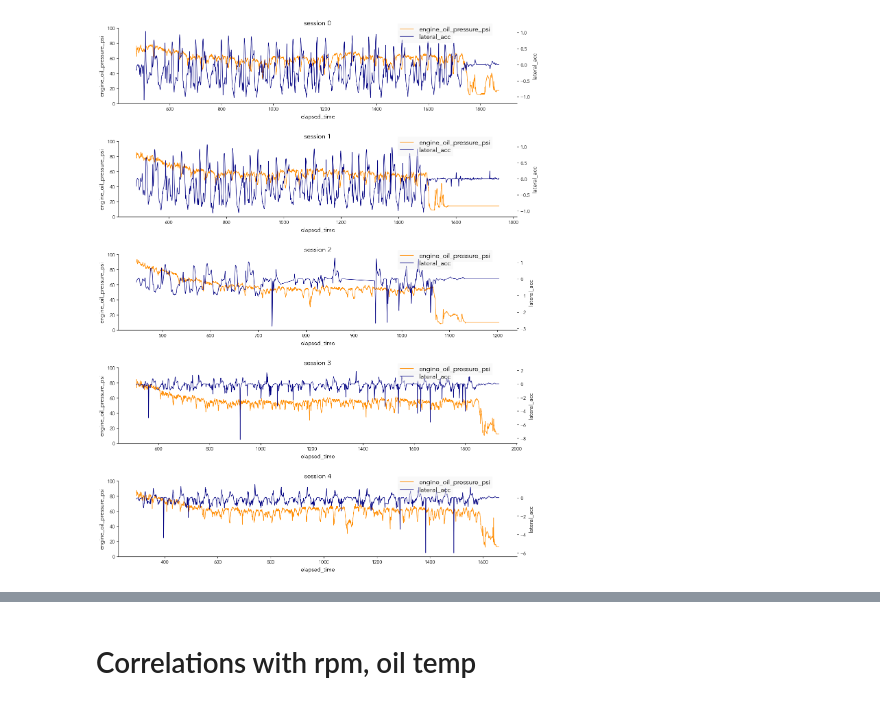
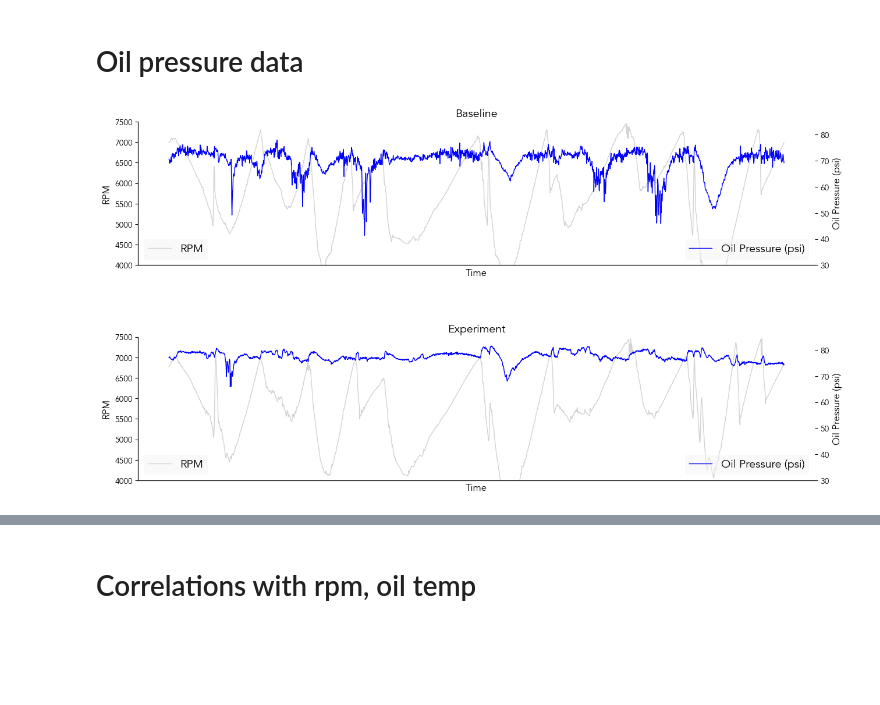
Before and after one commit to zxvf91/fa24d, a Jupyter notebook: plots.ipynb, the cells around one changed output, grey strips where cells are left out. Cells and saved outputs as stored; diff of their text form; code cells hidden in the pictures; blank space fills up the shorter version.

Commit message:
update for verus oil pressure video

```diff
--- a/plots.ipynb
+++ b/plots.ipynb
@@ -21,13 +16,0 @@ Example dataset used here is from NJ Motorsports park
-# %%
-# Downsampling the data significantly speeds up plotting times,
-# and improves appearance of the plots, but is not strictly critical for analysis
-DOWNSAMPLE_FACTOR = 3 # keep every Nth row
-DOWNSAMPLE = True
-
-dfs = {}
-for idx, file in enumerate(glob.glob('./data/session*.csv')):
-    dfs[idx] = pd.read_csv(file)
-    dfs[idx] = dfs[idx].dropna(subset=['lap_number'])
-    if DOWNSAMPLE:
-        dfs[idx] = dfs[idx][::DOWNSAMPLE_FACTOR]
-    print(file)
@@ -40,6 +16,0 @@ for idx, file in enumerate(glob.glob('./data/session*.csv')):
-# %%
-# convert kpa to psi, C to F
-for i in dfs:
-    dfs[i]['engine_oil_pressure_psi'] = dfs[i].apply(lambda x: c.kpa_to_psi(x['engine_oil_pressure']), axis=1)
-    dfs[i]['fuel_pressure_psi'] = dfs[i].apply(lambda x: c.kpa_to_psi(x['fuel_pressure']), axis=1)
-    dfs[i]['engine_oil_temp_f'] = dfs[i].apply(lambda x: c.c_to_f(x['engine_oil_temp']), axis=1)
@@ -50,22 +57,42 @@ Basic temporal plots for visualization.
+# %% [markdown]
+# Oil pressure data
 # %%
-x = 'elapsed_time'
-y1 = 'engine_oil_pressure_psi'
-y2 = 'lateral_acc'
+y1 = 'OilPressure0'
 
-nrows = len(dfs)
-fig, ax = plt.subplots(nrows, 1, figsize=(15,20))
-axs = ax.flatten()
-for i in dfs:
-    a = axs[i]
+baseline_label = "1:57"
+experiment_label = "1:50"
+
+fig, axes = plt.subplots(len(sessions), 1, figsize=(15,8))
+
+axes.flatten()
+
+for i, session in enumerate(sessions):
+    df = session.fastest_lap
     # create a dual axis plot if desired
-    a2 = a.twinx()
-    sns.lineplot(ax = a, x = x, y = y1, data = dfs[i], lw = 1, color='darkorange', label = y1, legend=False)
-    sns.lineplot(ax = a2, x = x, y = y2, data = dfs[i], lw = 1, color='navy', label = y2, legend=False)
-    a.set_title(f'session {i}', fontsize=14)
-    a.set_ylim([0,100])
-    a.legend(loc=(0.7,0.9))
-    a2.legend(loc=(0.7,0.8))
+
+    primary = axes[i]
+    secondary = primary.twinx()
+
+    primary.set_title(session.label, fontsize=14)
+
+    primary.set_xlabel("")
+
+    sns.lineplot(ax = secondary, x = df.index, y = y1, data = df, lw = 1, color='blue', label = "Oil Pressure (psi)", legend=False)
+    sns.lineplot(ax = primary, x = df.index, y = 'RPM', data = df, lw = 1, color='lightgray', label = "RPM", legend=False)
+    primary.set_ylim([4000,7500])
+
+    secondary.set_ylim([30,85])
+    secondary.set_ylabel('Oil Pressure (psi)')
+
+    primary.legend(loc='lower left')
+    secondary.legend(loc='lower right')
+
+    # hide x axis units
+    primary.set_xticklabels([])
+    primary.set(xticks=[])
+    primary.set_xlabel('Time')
+
 fig.subplots_adjust(hspace=0.5)
-fig.savefig(f'./figures/session-time_x_op-latacc.png', bbox_inches='tight', facecolor='w', dpi=150)
+fig.savefig(f'./figures/oilp-raw.png', bbox_inches='tight', facecolor='w', dpi=300)
 # %% [output]
-[figure, old version]
+[figure, new version]
```
Also changed, not shown: parts of 17 cells of this notebook, 25 other files.
